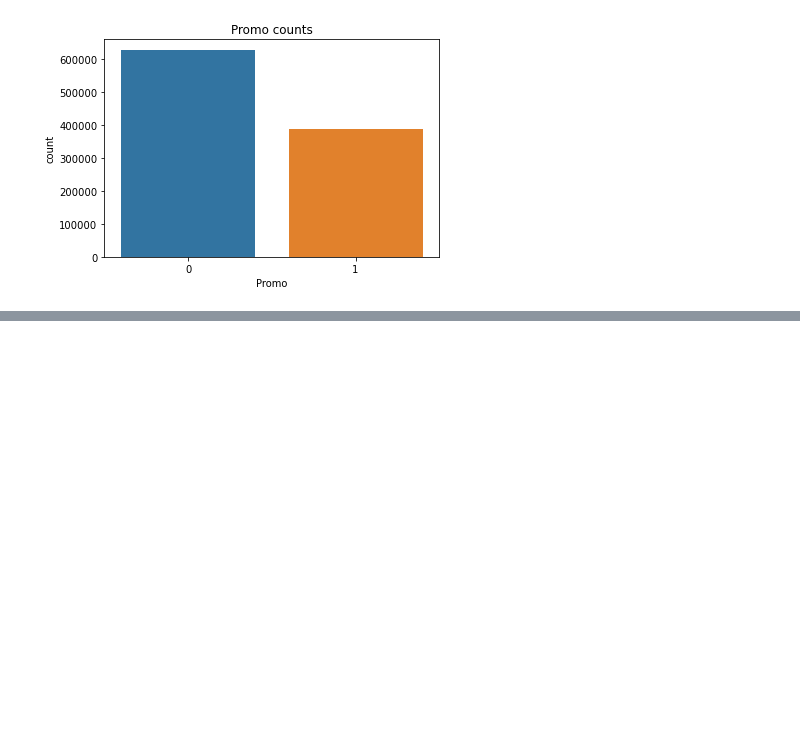
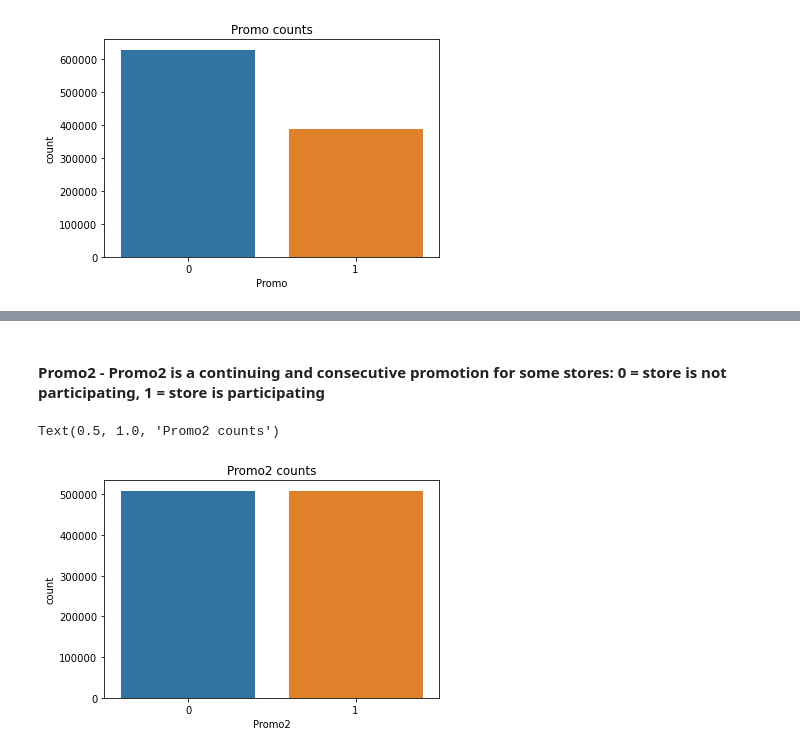
Before and after one commit to YohansSamuel/pharmaceutical_sales_prediction, a Jupyter notebook: notebooks/EDA.ipynb, the cells around one changed output, grey strips where cells are left out. Drawn from its saved outputs; the diff is of its cells as text; code cells hidden in the pictures; blank space fills up the shorter version.

```diff
--- a/notebooks/EDA.ipynb
+++ b/notebooks/EDA.ipynb
@@ -609,0 +613,7 @@ sns.barplot(x='Promo', y='Customers', data=joined_train_df, ax=axis2).set_title(
+# %% [markdown]
+#### Promo2 - Promo2 is a continuing and consecutive promotion for some stores: 0 = store is not participating, 1 = store is participating
+# %%
+sns.countplot(x='Promo2', data=joined_train_df).set_title('Promo2 counts')
+# %% [output]
+Text(0.5, 1.0, 'Promo2 counts')
+[figure, added]
```
Also changed, not shown: parts of 2 cells of this notebook.
